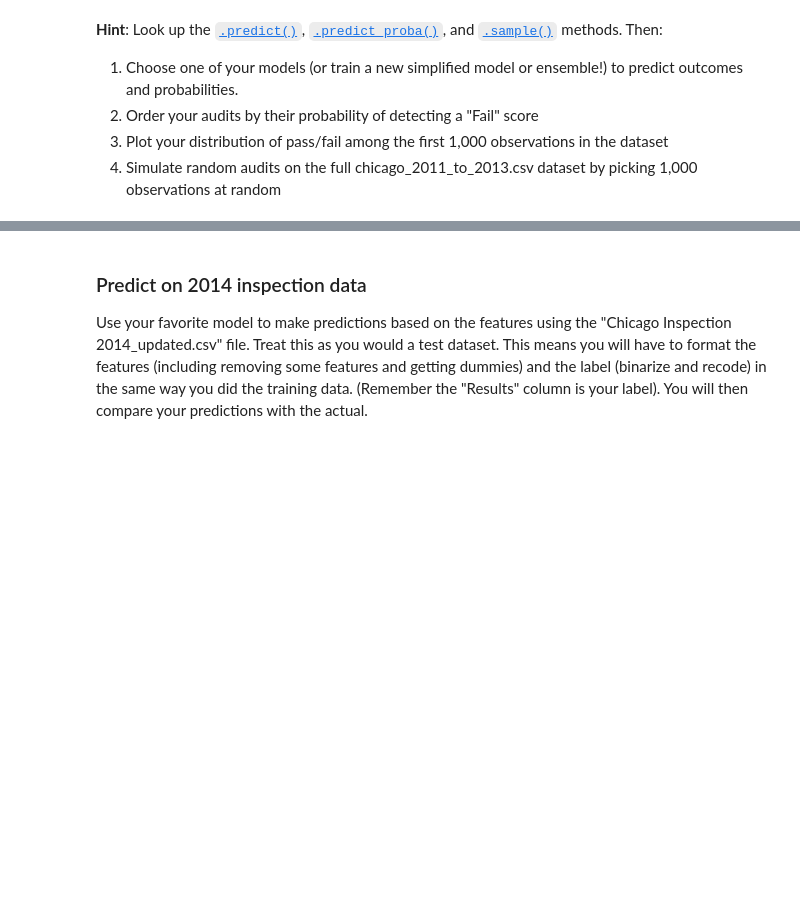
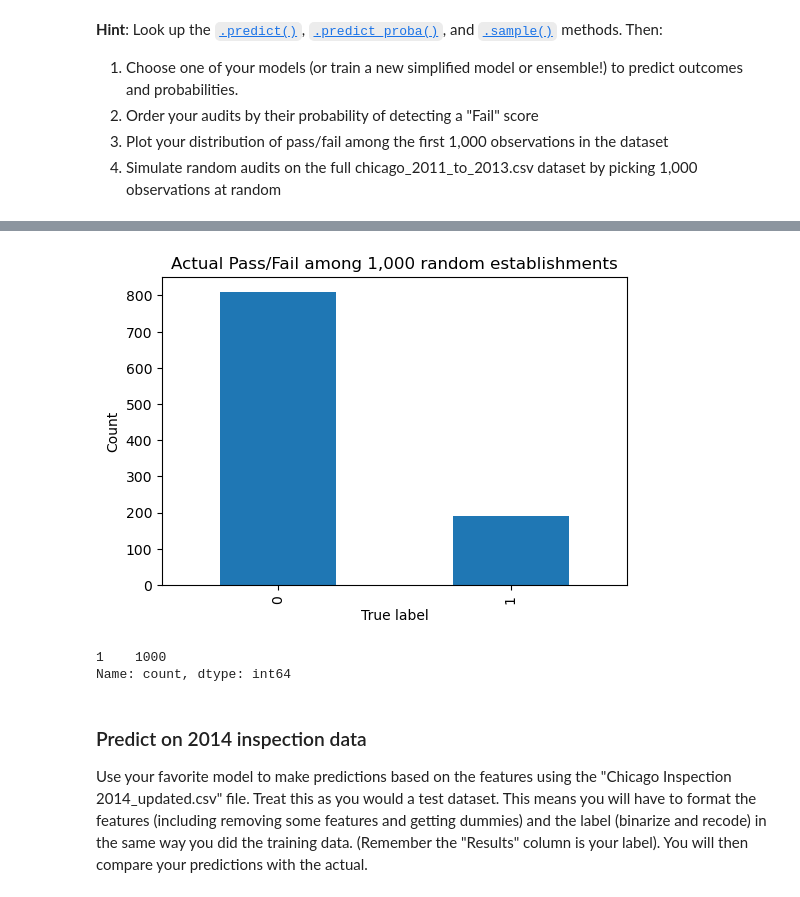
Before and after one commit to ishsac123/Computational-Social-Science-Projects., a Jupyter notebook: Project 3 Students.ipynb, the cells around one changed output, grey strips where cells are left out. Drawn from its saved outputs; the diff is of its cells as text; code cells hidden in the pictures; blank space fills up the shorter version.

```diff
--- a/Project 3 Students.ipynb
+++ b/Project 3 Students.ipynb
@@ -256,3 +627,27 @@ Use tools like coefficient plots or feature importance plots to investigate your
+# %%
+#
+# 4. Simulate random audits on the full chicago_2011_to_2013.csv dataset by picking 1,000 observations at random
+
+
+y = y.ravel()
+y_series = pd.Series(y).reset_index(drop=True)
+
+# Extract the true labels for the top 1000 indices
+top_1000_true_labels = y_series.sample(1000)
+
+counts = top_1000_true_labels.value_counts()
+counts.plot(kind='bar', figsize=(6,4))
+plt.title("Actual Pass/Fail among 1,000 random establishments")
+plt.xlabel("True label")
+plt.ylabel("Count")
+plt.show()
+# %% [output]
+[figure, added]
+# %%
+counts
+# %% [output]
+1    1000
+Name: count, dtype: int64
 # %% [markdown]
 ### Predict on 2014 inspection data
 
```
Also changed, not shown: parts of 47 cells of this notebook.
